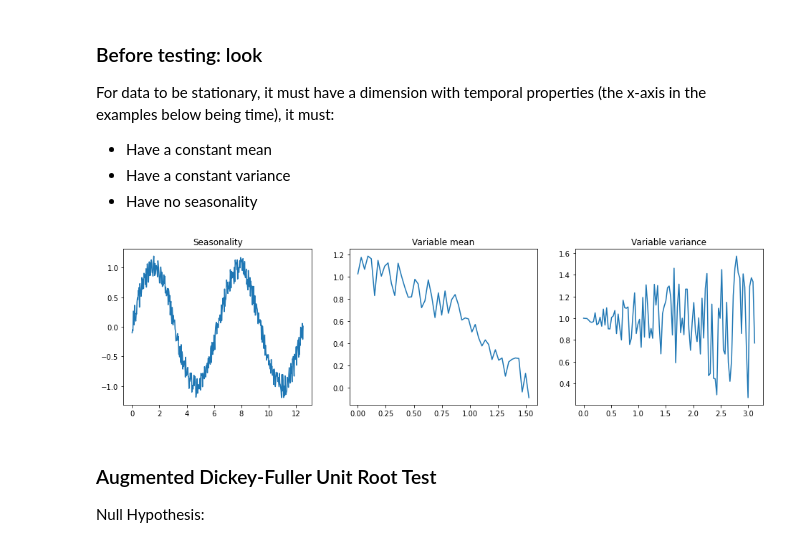
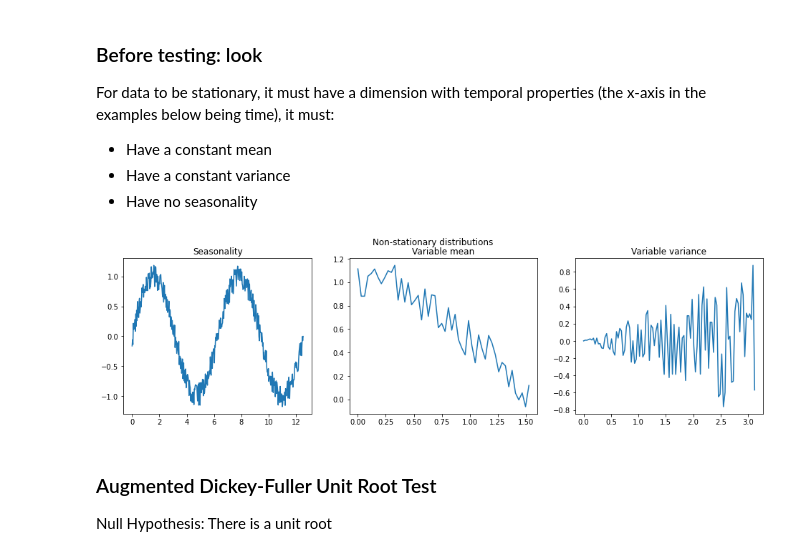
Before and after one commit to MovsisyanM/StatisticalTests, a Jupyter notebook: Stationarity.ipynb, the cells around one changed output. Saved outputs shown, nothing was run; the diff lists cells and outputs as text; code cells hidden in the pictures.

Commit message:
Augmented Dickey-Fuller Unit Root Test

```diff
--- a/Stationarity.ipynb
+++ b/Stationarity.ipynb
@@ -10,28 +10,29 @@ For data to be stationary, it must have a dimension with temporal properties (th
 # %%
 import numpy as np
 import matplotlib.pyplot as plt
 import seaborn as sns
 
 time = np.arange(3.14 * 4, step=0.03)
 seasonal = np.sin(time) + np.random.uniform(-0.2, 0.2, len(time))
 var_mean = np.cos(time[:round(len(time)/8)]) + np.random.uniform(-0.2, 0.2, round(len(time)/8))
-var_variance = 1 + (np.random.uniform(-0.3, 0.3, len(time)) * time)
+var_variance = np.random.uniform(-0.3, 0.3, len(time)) * time
 
 fig, ax = plt.subplots(1, 3, figsize=(16, 4))
 
 sns.lineplot(x=time, y=seasonal, ax=ax[0])
 ax[0].set_title("Seasonality")
 
 sns.lineplot(x=time[:round(len(time)/8)], y=var_mean, ax=ax[1])
 ax[1].set_title("Variable mean")
 
 sns.lineplot(x=time[:round(len(time)/4)], y=var_variance[:round(len(time)/4)], ax=ax[2])
 ax[2].set_title("Variable variance")
 
+fig.suptitle("Non-stationary distributions")
 plt.plot();
 # %% [output]
-[figure, old version]
+[figure, new version]
 # %% [markdown]
 ### Augmented Dickey-Fuller Unit Root Test
 
-Null Hypothesis:
+Null Hypothesis: There is a unit root
```
Also changed, not shown: parts of 3 cells of this notebook.
